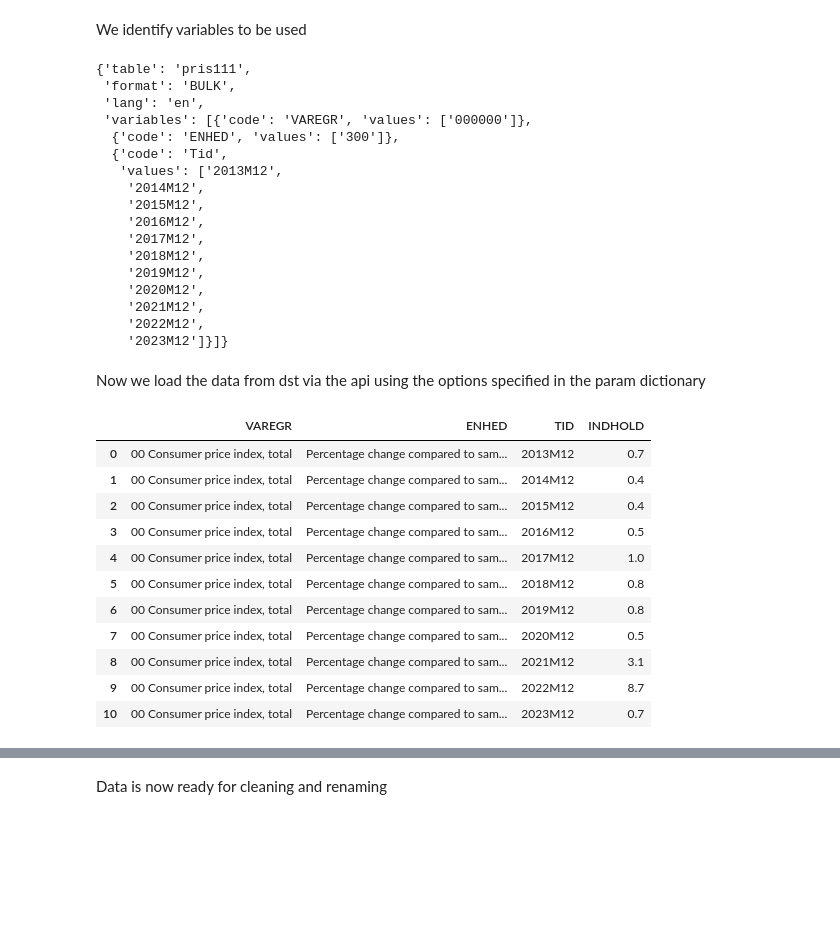
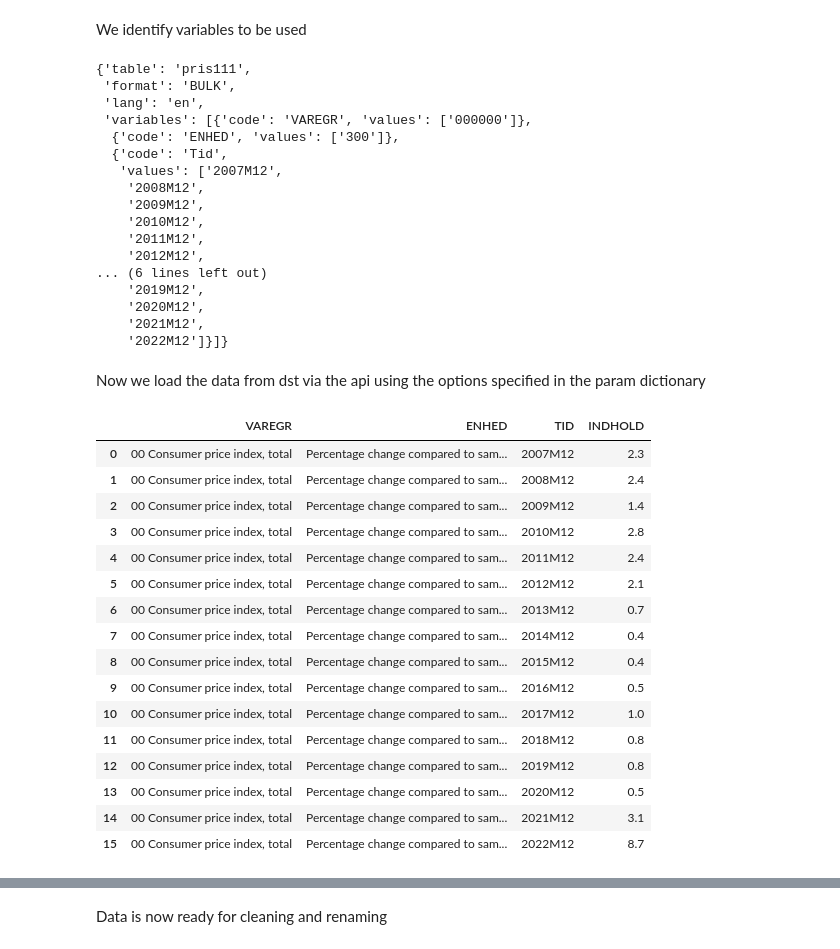
Before and after one commit to NumEconCopenhagen/projects-2024-sulaiman-phil-og-rabiah, a Jupyter notebook: dataproject/dataproject.ipynb, the cells around one changed output, grey strips where cells are left out. Cells and saved outputs as stored; diff of their text form; code cells hidden in the pictures; blank space fills up the shorter version.

```diff
--- a/dataproject/dataproject.ipynb
+++ b/dataproject/dataproject.ipynb
@@ -204,7 +192,7 @@ We identify variables to be used
 variables = params['variables'] # Returns a view, that we can edit
 variables[0]['values'] = ['000000']
 variables[1]['values'] =['300']
-variables[2]['values'] = ['2013M12', '2014M12', '2015M12', '2016M12', '2017M12', '2018M12', '2019M12', '2020M12', '2021M12', '2022M12', '2023M12']
+variables[2]['values'] = ['2007M12','2008M12','2009M12','2010M12','2011M12','2012M12','2013M12', '2014M12', '2015M12', '2016M12', '2017M12', '2018M12', '2019M12', '2020M12', '2021M12', '2022M12']
 params
 # %% [output]
 {'table': 'pris111',
@@ -213,32 +201,37 @@ params
  'variables': [{'code': 'VAREGR', 'values': ['000000']},
   {'code': 'ENHED', 'values': ['300']},
   {'code': 'Tid',
-   'values': ['2013M12',
-    '2014M12',
-    '2015M12',
-    '2016M12',
-    '2017M12',
-    '2018M12',
+   'values': ['2007M12',
+    '2008M12',
+    '2009M12',
+    '2010M12',
+    '2011M12',
+    '2012M12',
+... (6 lines left out)
     '2019M12',
     '2020M12',
     '2021M12',
-    '2022M12',
-    '2023M12']}]}
+    '2022M12']}]}
 # %% [markdown]
 Now we load the data from dst via the api using the options specified in the param dictionary
 # %%
 inc_api = ind.get_data(params=params)
-inc_api.head(11)
+inc_api.head(20)
 # %% [output]
 |  | VAREGR | ENHED | TID | INDHOLD |
-| 0 | 00 Consumer price index, total | Percentage change compared to sam... | 2013M12 | 0.7 |
-| 1 | 00 Consumer price index, total | Percentage change compared to sam... | 2014M12 | 0.4 |
-| 2 | 00 Consumer price index, total | Percentage change compared to sam... | 2015M12 | 0.4 |
-| 3 | 00 Consumer price index, total | Percentage change compared to sam... | 2016M12 | 0.5 |
-| 4 | 00 Consumer price index, total | Percentage change compared to sam... | 2017M12 | 1.0 |
-| 5 | 00 Consumer price index, total | Percentage change compared to sam... | 2018M12 | 0.8 |
-| 6 | 00 Consumer price index, total | Percentage change compared to sam... | 2019M12 | 0.8 |
-| 7 | 00 Consumer price index, total | Percentage change compared to sam... | 2020M12 | 0.5 |
-| 8 | 00 Consumer price index, total | Percentage change compared to sam... | 2021M12 | 3.1 |
-| 9 | 00 Consumer price index, total | Percentage change compared to sam... | 2022M12 | 8.7 |
-| 10 | 00 Consumer price index, total | Percentage change compared to sam... | 2023M12 | 0.7 |
+| 0 | 00 Consumer price index, total | Percentage change compared to sam... | 2007M12 | 2.3 |
+| 1 | 00 Consumer price index, total | Percentage change compared to sam... | 2008M12 | 2.4 |
+| 2 | 00 Consumer price index, total | Percentage change compared to sam... | 2009M12 | 1.4 |
+| 3 | 00 Consumer price index, total | Percentage change compared to sam... | 2010M12 | 2.8 |
+| 4 | 00 Consumer price index, total | Percentage change compared to sam... | 2011M12 | 2.4 |
+| 5 | 00 Consumer price index, total | Percentage change compared to sam... | 2012M12 | 2.1 |
+| 6 | 00 Consumer price index, total | Percentage change compared to sam... | 2013M12 | 0.7 |
+| 7 | 00 Consumer price index, total | Percentage change compared to sam... | 2014M12 | 0.4 |
+| 8 | 00 Consumer price index, total | Percentage change compared to sam... | 2015M12 | 0.4 |
+| 9 | 00 Consumer price index, total | Percentage change compared to sam... | 2016M12 | 0.5 |
+| 10 | 00 Consumer price index, total | Percentage change compared to sam... | 2017M12 | 1.0 |
+| 11 | 00 Consumer price index, total | Percentage change compared to sam... | 2018M12 | 0.8 |
+| 12 | 00 Consumer price index, total | Percentage change compared to sam... | 2019M12 | 0.8 |
+| 13 | 00 Consumer price index, total | Percentage change compared to sam... | 2020M12 | 0.5 |
+| 14 | 00 Consumer price index, total | Percentage change compared to sam... | 2021M12 | 3.1 |
+| 15 | 00 Consumer price index, total | Percentage change compared to sam... | 2022M12 | 8.7 |
```
Also changed, not shown: parts of 6 cells of this notebook.
